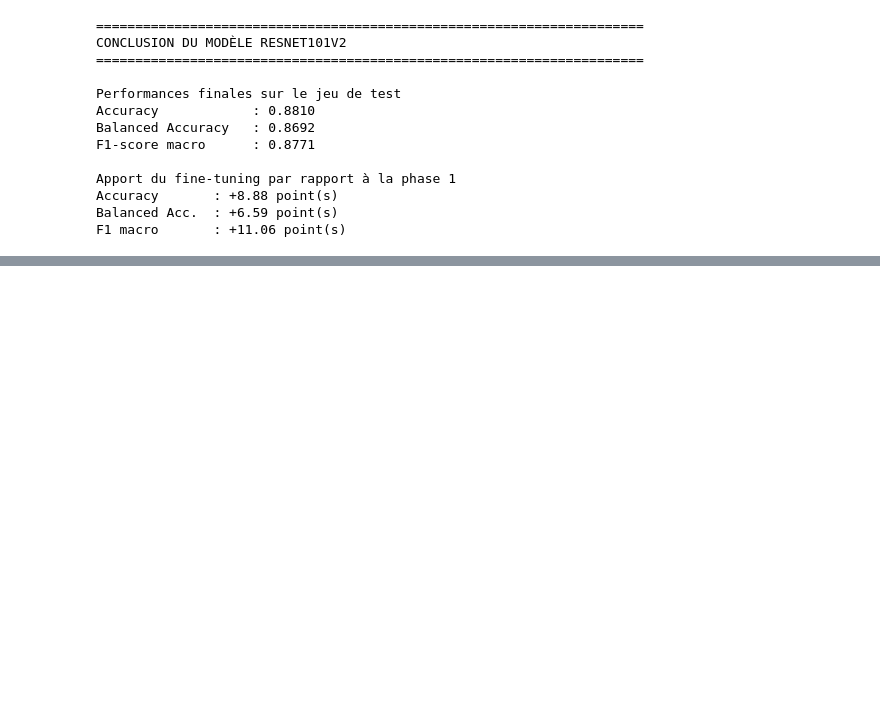
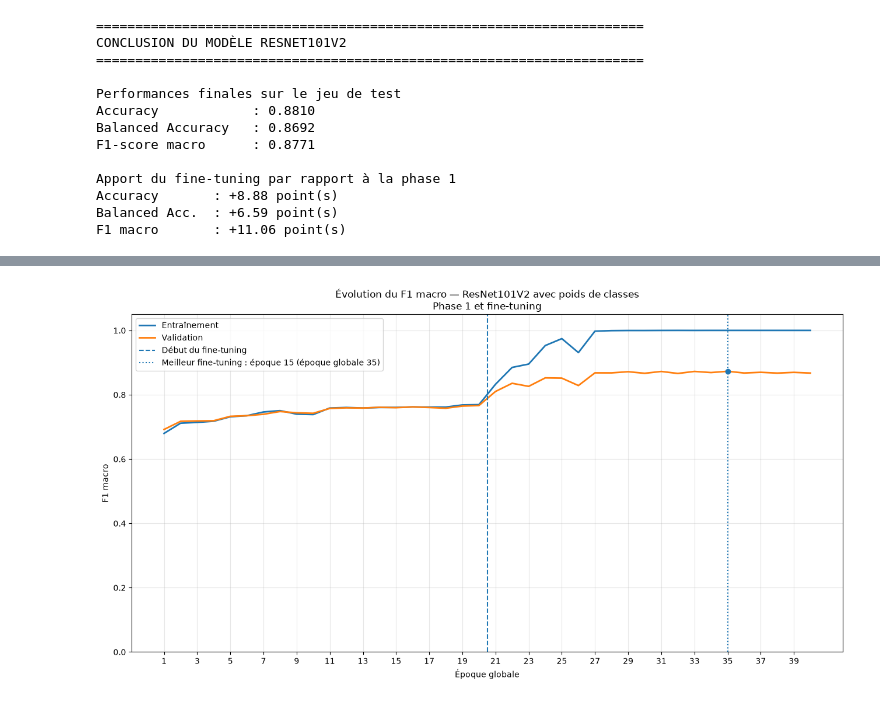
Before and after one commit to cyrilmarat/Liora_Covid, a Jupyter notebook: notebooks/Modelisation/ResNet/ResNet101V2.ipynb, the cells around one changed output, grey strips where cells are left out. Drawn from its saved outputs; the diff is of its cells as text; code cells hidden in the pictures; blank space fills up the shorter version.

Commit message:
Graphiques combinées pour les modèles ResNet

```diff
--- a/notebooks/Modelisation/ResNet/ResNet101V2.ipynb
+++ b/notebooks/Modelisation/ResNet/ResNet101V2.ipynb
@@ -2662,0 +3147,85 @@ F1 macro       : +11.06 point(s)
+# %%
+import matplotlib.pyplot as plt
+
+# Concaténation des valeurs de F1 macro
+
+f1_train_combined = np.concatenate([
+    history_phase1_df["f1_macro"].to_numpy(),
+    history_phase2_df["f1_macro"].to_numpy()
+])
+
+f1_val_combined = np.concatenate([
+    history_phase1_df["val_f1_macro"].to_numpy(),
+    history_phase2_df["val_f1_macro"].to_numpy()
+])
+
+plt.figure(figsize=(13, 7))
+
+plt.plot(
+    epochs_combined,
+    f1_train_combined,
+    label="Entraînement",
+    linewidth=2
+)
+
+plt.plot(
+    epochs_combined,
+    f1_val_combined,
+    label="Validation",
+    linewidth=2
+)
+
+# Séparation entre les deux phases
+
+plt.axvline(
+    x=finetuning_start,
+    linestyle="--",
+    linewidth=1.5,
+    label="Début du fine-tuning"
+)
+
+# Meilleure époque du fine-tuning
+
+plt.axvline(
+    x=best_epoch_phase2_global,
+    linestyle=":",
+    linewidth=1.5,
+    label=(
+        f"Meilleur fine-tuning : époque {best_epoch_phase2} "
+        f"(époque globale {best_epoch_phase2_global})"
+    )
+)
+
+plt.scatter(
+    best_epoch_phase2_global,
+    history_phase2_df.loc[
+        best_epoch_phase2 - 1,
+        "val_f1_macro"
+    ],
+    zorder=5
+)
+
+plt.title(
+    "Évolution du F1 macro — ResNet101V2 avec poids de classes\n"
+    "Phase 1 et fine-tuning"
+)
+
+plt.xlabel("Époque globale")
+plt.ylabel("F1 macro")
+
+plt.xticks(
+    np.arange(
+        1,
+        n_epochs_phase1 + n_epochs_phase2 + 1,
+        2
+    )
+)
+
+plt.ylim(0, 1.05)
+plt.legend()
+plt.grid(alpha=0.3)
+
+plt.tight_layout()
+plt.show()
+# %% [output]
+[figure, added]
```
Also changed, not shown: parts of 7 cells of this notebook, 3 other files.
